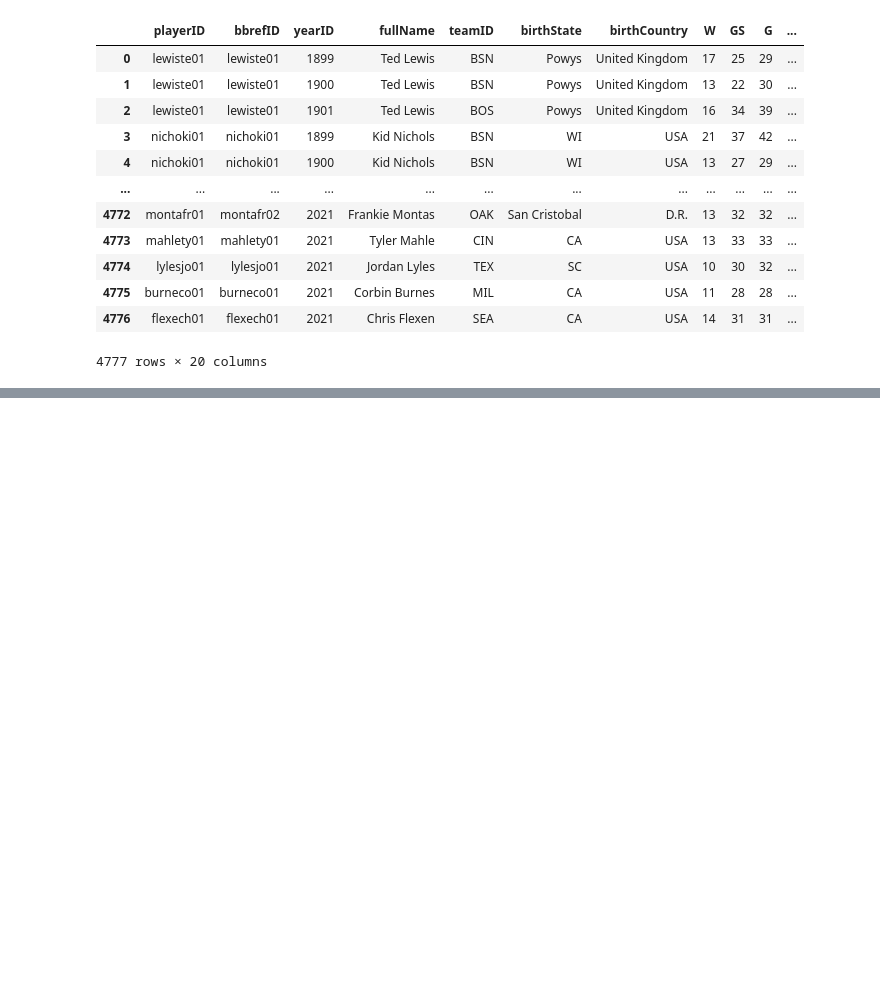
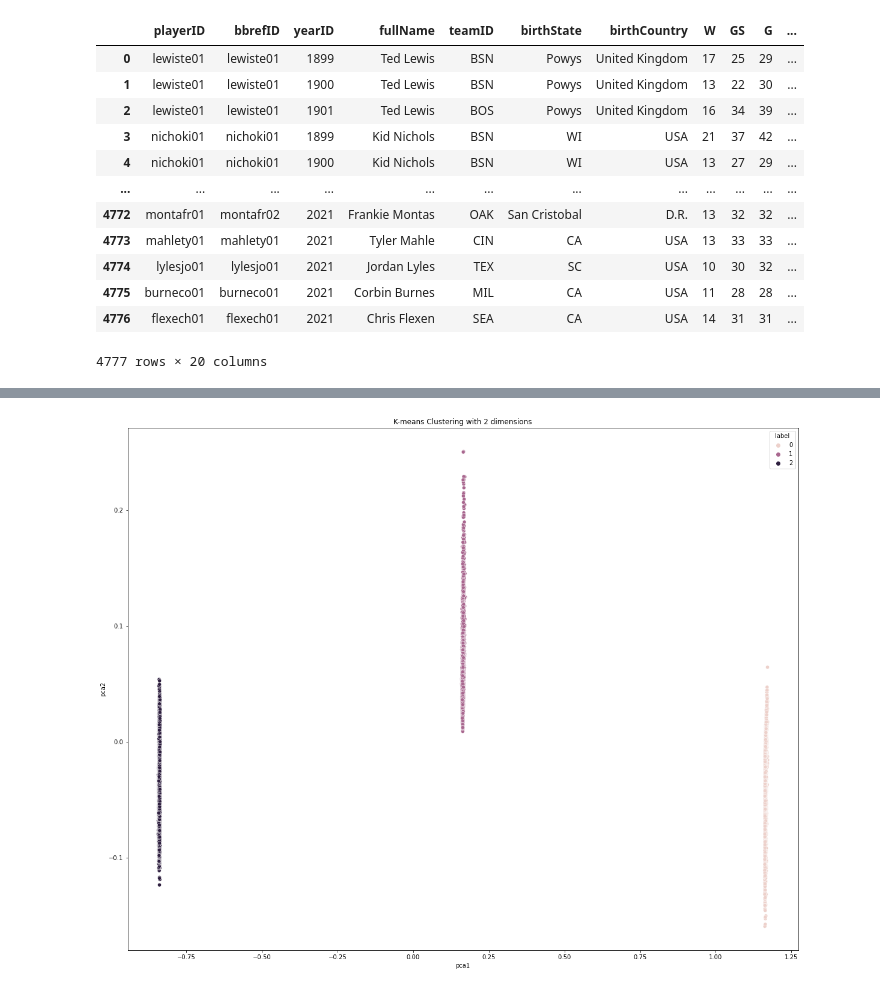
Before and after one commit to texasfight/BaseballDashboard, a Jupyter notebook: huidi.ipynb, the cells around one changed output, grey strips where cells are left out. Drawn from its saved outputs; the diff is of its cells as text; code cells hidden in the pictures; blank space fills up the shorter version.

Commit message:
Kmeans clustering

```diff
--- a/huidi.ipynb
+++ b/huidi.ipynb
@@ -256,0 +275,3 @@ plt.show()
+# %%
+batting_heavy_abvanced_main_norm = pd.DataFrame(norm.transform(batting_heavy_abvanced_main),columns=['G','AB', 'R', 'H', '2B', '3B', 'HR', 'RBI', 'SB', 'CS', 'BB', 'SO', 'HBP', 'SH', 'SF', 'WAR', 'oWAR', 'dWAR'])
+batting_heavy_abvanced_main_norm
@@ -256,0 +294,11 @@ plt.show()
+# %%
+import plotly.graph_objects as go
+inertia = []
+for i in range(1,11):
+    kmeans = KMeans(
+        n_clusters=i, init="k-means++",
+        n_init=10,
+        tol=1e-04, random_state=42
+    )
+    kmeans.fit(batting_heavy_abvanced_main_norm)
+    inertia.append(kmeans.inertia_)
@@ -256,0 +324,13 @@ plt.show()
+# %%
+kmeans = KMeans(
+        n_clusters=3, init="k-means++",
+        n_init=10,
+        tol=1e-04, random_state=42
+    )
+# %%
+kmeans.fit(batting_heavy_abvanced_main_norm)
+batting_heavy_abvanced_main_norm['label']=kmeans.labels_
+polar=batting_heavy_abvanced_main_norm.groupby("label").mean().reset_index()
+polar=pd.melt(polar,id_vars=["label"])
+fig4 = px.line_polar(polar, r="value", theta="variable", color="label", line_close=True,height=800,width=1200)
+fig4.show()
@@ -256,0 +368,13 @@ plt.show()
+# %%
+from sklearn.decomposition import PCA
+import seaborn as sn
+pca_num_components = 2
+
+reduced_data = PCA(n_components=pca_num_components).fit_transform(batting_heavy_abvanced_main_norm)
+results = pd.DataFrame(reduced_data,columns=['pca1','pca2'])
+plt.figure(figsize=(20,16))
+sn.scatterplot(x="pca1", y="pca2", hue=batting_heavy_abvanced_main_norm['label'], data=results)
+plt.title('K-means Clustering with 2 dimensions')
+plt.show()
+# %% [output]
+[figure, added]
```
Also changed, not shown: parts of 14 cells of this notebook.
